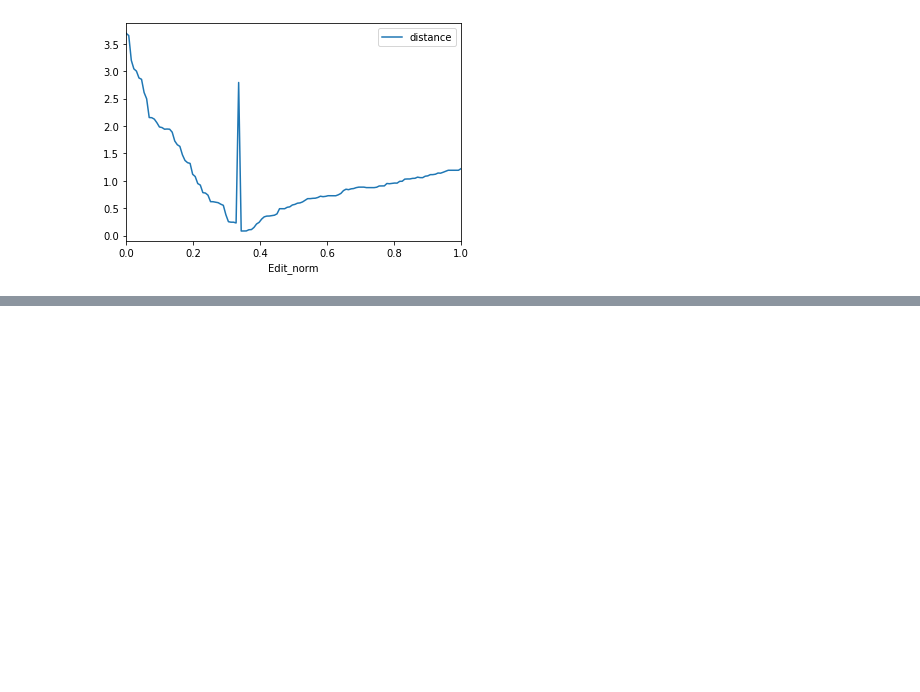
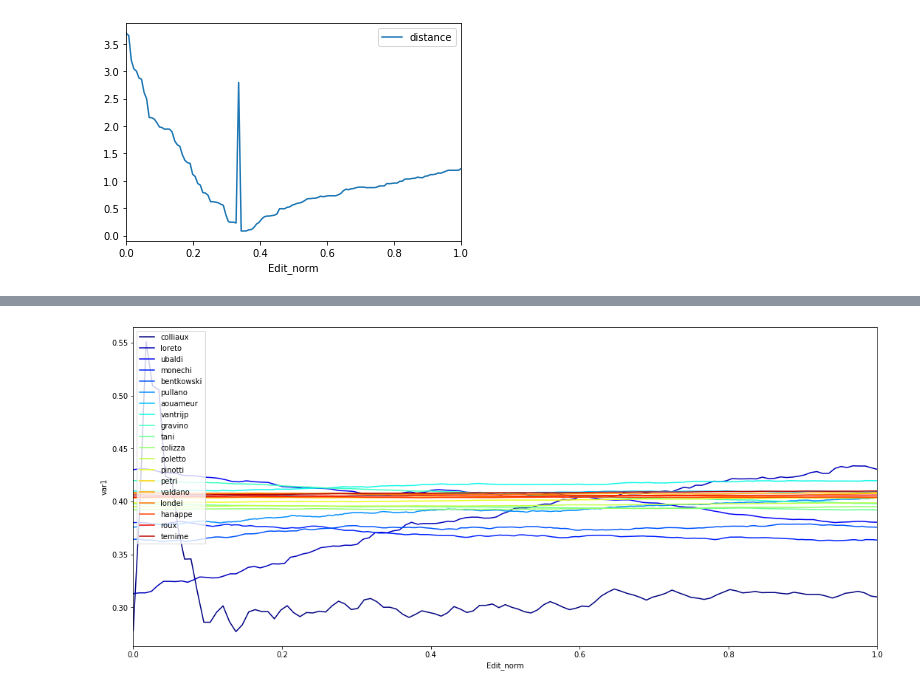
Before and after one commit to losardor/DraftAnalysis, a Jupyter notebook: PACCHETTO_ruggieroDraft/DrafAnal_with_package.ipynb, the cells around one changed output, grey strips where cells are left out. Cells and saved outputs as stored; diff of their text form; code cells hidden in the pictures; blank space fills up the shorter version.

```diff
--- a/PACCHETTO_ruggieroDraft/DrafAnal_with_package.ipynb
+++ b/PACCHETTO_ruggieroDraft/DrafAnal_with_package.ipynb
@@ -73,0 +181,4 @@ NameError: name 'importlib' is not defined
+# %%
+plot_sliding_prop(Data, 'var1')
+# %% [output]
+[figure, added]
```
Also changed, not shown: parts of 18 cells of this notebook, 14 other files.
